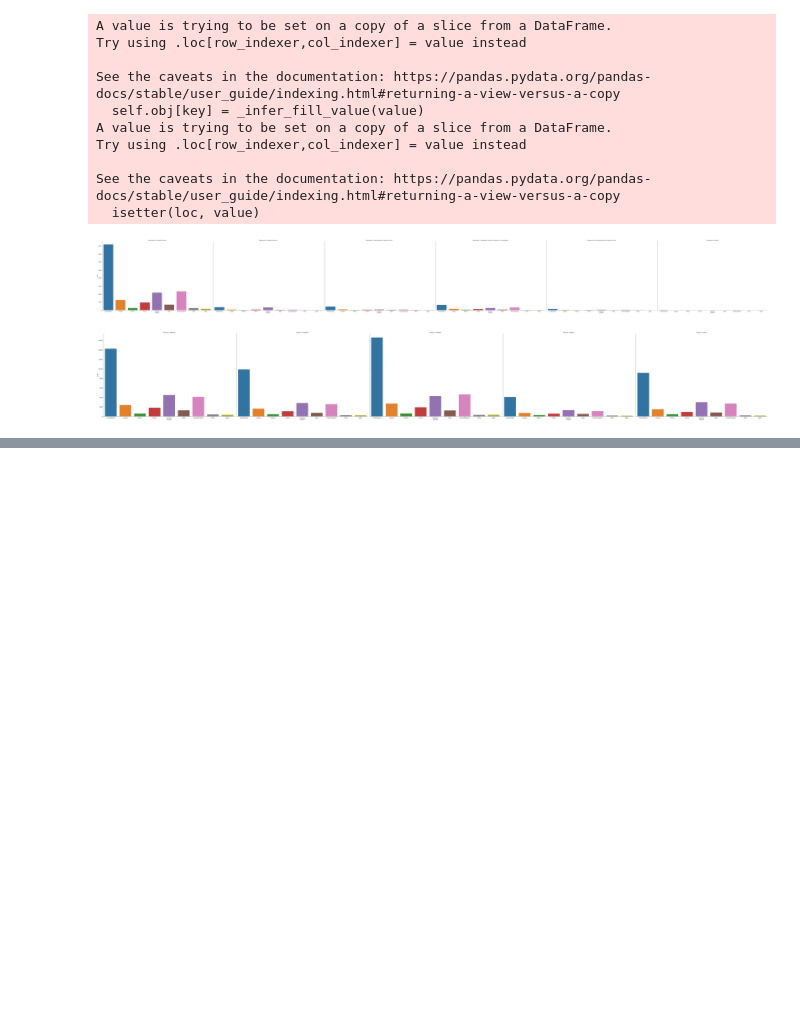
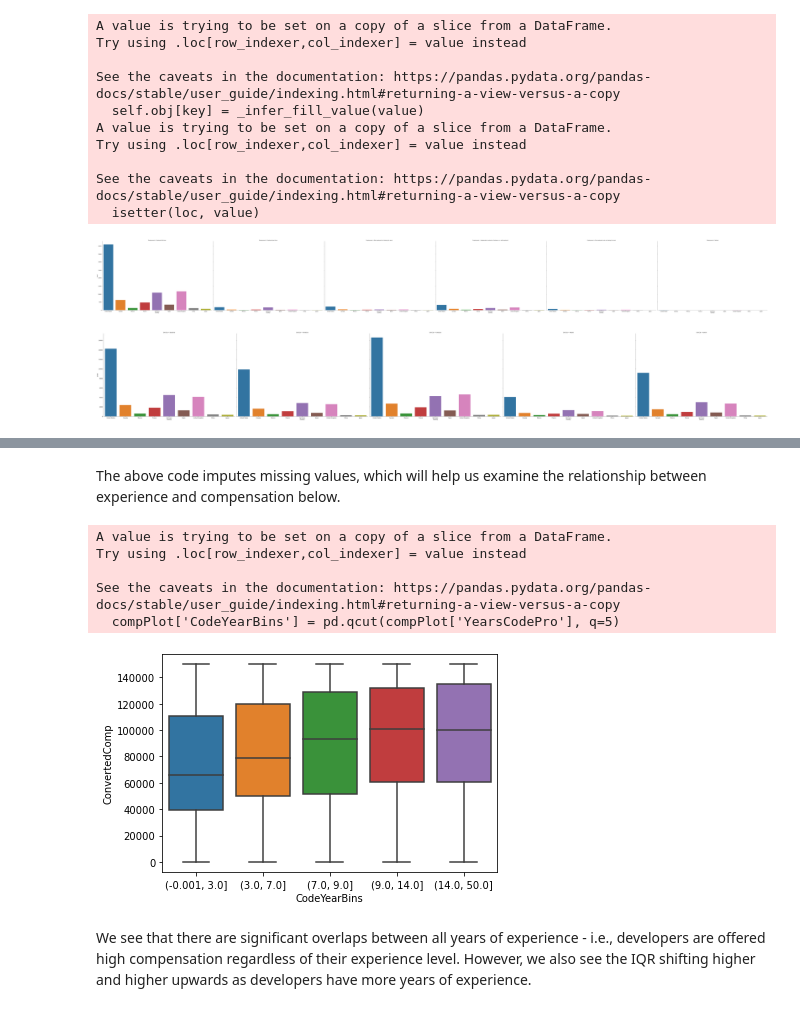
Before and after one commit to aanand2048/StackOverflowData, a Jupyter notebook: Stack Overflow Analysis.ipynb, the cells around one changed output, grey strips where cells are left out. Saved outputs shown, nothing was run; the diff lists cells and outputs as text; code cells hidden in the pictures; blank space fills up the shorter version.

```diff
--- a/Stack Overflow Analysis.ipynb
+++ b/Stack Overflow Analysis.ipynb
@@ -251,0 +344,32 @@ We also see that majority of developers are Frontend, Backend, or Full-stack, ra
+# %%
+stack_impute = stack[['YearsCodePro','ConvertedComp']] #subset variables we are imputing
+
+traindf, testdf = train_test_split(stack_impute, train_size=0.1) #split data into training and testing sets
+
+# Create the IterativeImputer model to predict missing values
+imp = IterativeImputer(max_iter=20, random_state=0)
+
+# Fit the model to the the test dataset
+imp.fit(stack_impute)
+
+# Transform the model on the entire dataset
+imputed_comp = pd.DataFrame(np.round(imp.transform(stack_impute),0), columns=['YearsCodePro','ConvertedComp'])
+# %% [markdown]
+The above code imputes missing values, which will help us examine the relationship between experience and compensation below.
+# %%
+compPlot = imputed_comp.loc[imputed_comp['ConvertedComp'] <= 150000]
+compPlot['CodeYearBins'] = pd.qcut(compPlot['YearsCodePro'], q=5) #split the experience years into quintile groups
+
+sns.boxplot(x="CodeYearBins", y="ConvertedComp",
+            data=compPlot)
+plt.show()
+plt.close()
+# %% [output]
+A value is trying to be set on a copy of a slice from a DataFrame.
+Try using .loc[row_indexer,col_indexer] = value instead
+
+See the caveats in the documentation: https://pandas.pydata.org/pandas-docs/stable/user_guide/indexing.html#returning-a-view-versus-a-copy
+  compPlot['CodeYearBins'] = pd.qcut(compPlot['YearsCodePro'], q=5)
+[figure, added]
+# %% [markdown]
+We see that there are significant overlaps between all years of experience - i.e., developers are offered high compensation regardless of their experience level. However, we also see the IQR shifting higher and higher upwards as developers have more years of experience.
```
Also changed, not shown: parts of 12 cells of this notebook.
